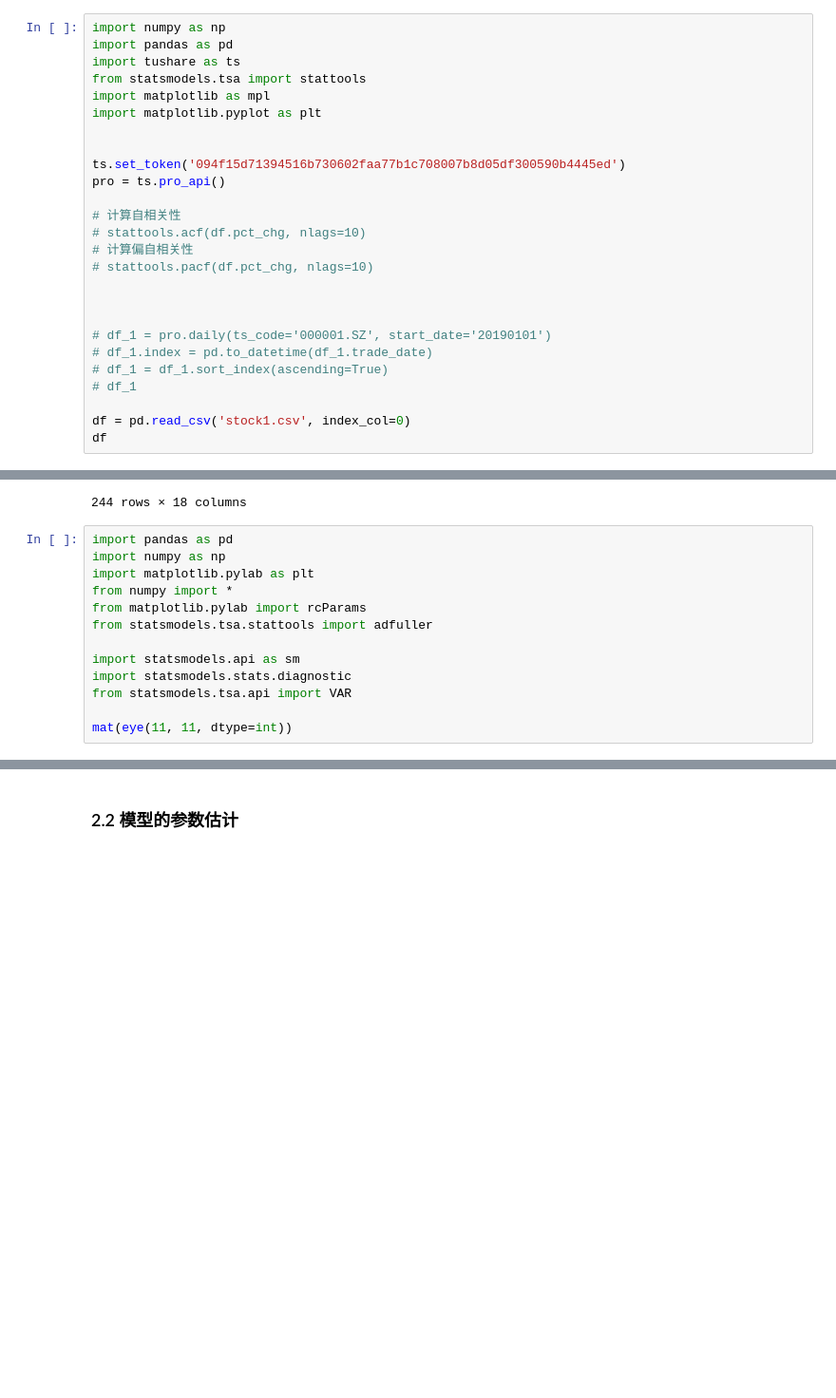
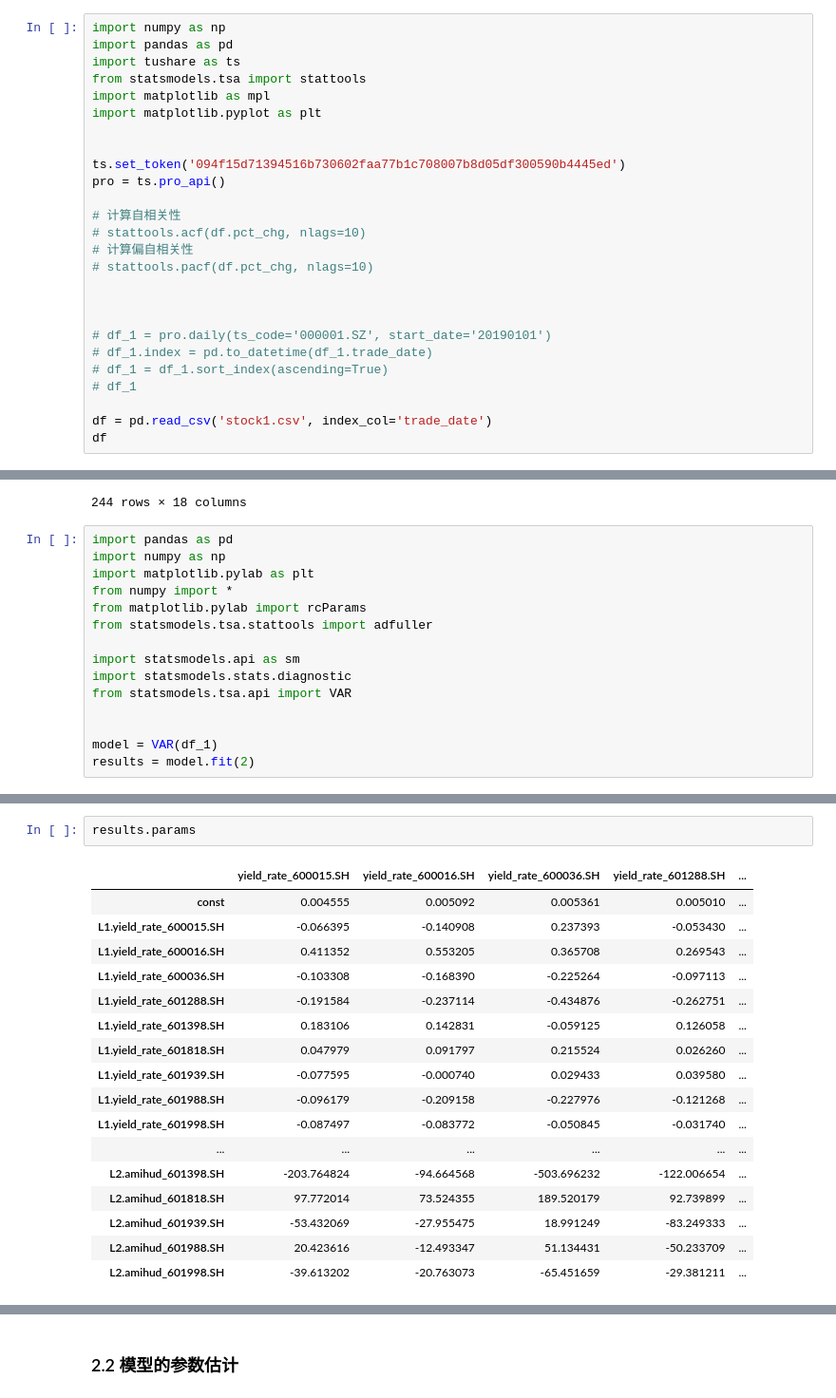
Before and after one commit to jyyskywalker/liquidity, a Jupyter notebook: test_1.ipynb, the cells around one changed output, grey strips where cells are left out. Shown: that part at 95% size. Cells and saved outputs as stored; diff of their text form; blank space fills up the shorter version.

```diff
--- a/test_1.ipynb
+++ b/test_1.ipynb
@@ -131,7 +128,7 @@ pro = ts.pro_api()
 # df_1 = df_1.sort_index(ascending=True)
 # df_1
 
-df = pd.read_csv('stock1.csv', index_col=0)
+df = pd.read_csv('stock1.csv', index_col='trade_date')
 df
 # %% [output]
 |  | yield_rate_000001.SZ | yield_rate_600000.SH | yield_rate_600015.SH | yield_rate_600016.SH | ... |
@@ -239,4 +236,6 @@ import statsmodels.api as sm
 import statsmodels.stats.diagnostic
 from statsmodels.tsa.api import VAR
 
-mat(eye(11, 11, dtype=int))
+
+model = VAR(df_1)
+results = model.fit(2)
@@ -282,0 +242,20 @@ matrix([[0., 0., 0., 0., 0., 0., 0., 0., 0., 0., 0.],
+# %%
+results.params
+# %% [output]
+|  | yield_rate_600015.SH | yield_rate_600016.SH | yield_rate_600036.SH | yield_rate_601288.SH | ... |
+| const | 0.004555 | 0.005092 | 0.005361 | 0.005010 | ... |
+| L1.yield_rate_600015.SH | -0.066395 | -0.140908 | 0.237393 | -0.053430 | ... |
+| L1.yield_rate_600016.SH | 0.411352 | 0.553205 | 0.365708 | 0.269543 | ... |
+| L1.yield_rate_600036.SH | -0.103308 | -0.168390 | -0.225264 | -0.097113 | ... |
+| L1.yield_rate_601288.SH | -0.191584 | -0.237114 | -0.434876 | -0.262751 | ... |
+| L1.yield_rate_601398.SH | 0.183106 | 0.142831 | -0.059125 | 0.126058 | ... |
+| L1.yield_rate_601818.SH | 0.047979 | 0.091797 | 0.215524 | 0.026260 | ... |
+| L1.yield_rate_601939.SH | -0.077595 | -0.000740 | 0.029433 | 0.039580 | ... |
+| L1.yield_rate_601988.SH | -0.096179 | -0.209158 | -0.227976 | -0.121268 | ... |
+| L1.yield_rate_601998.SH | -0.087497 | -0.083772 | -0.050845 | -0.031740 | ... |
+| ... | ... | ... | ... | ... | ... |
+| L2.amihud_601398.SH | -203.764824 | -94.664568 | -503.696232 | -122.006654 | ... |
+| L2.amihud_601818.SH | 97.772014 | 73.524355 | 189.520179 | 92.739899 | ... |
+| L2.amihud_601939.SH | -53.432069 | -27.955475 | 18.991249 | -83.249333 | ... |
+| L2.amihud_601988.SH | 20.423616 | -12.493347 | 51.134431 | -50.233709 | ... |
+| L2.amihud_601998.SH | -39.613202 | -20.763073 | -65.451659 | -29.381211 | ... |
```
Also changed, not shown: parts of 32 cells of this notebook, 13 other files.
